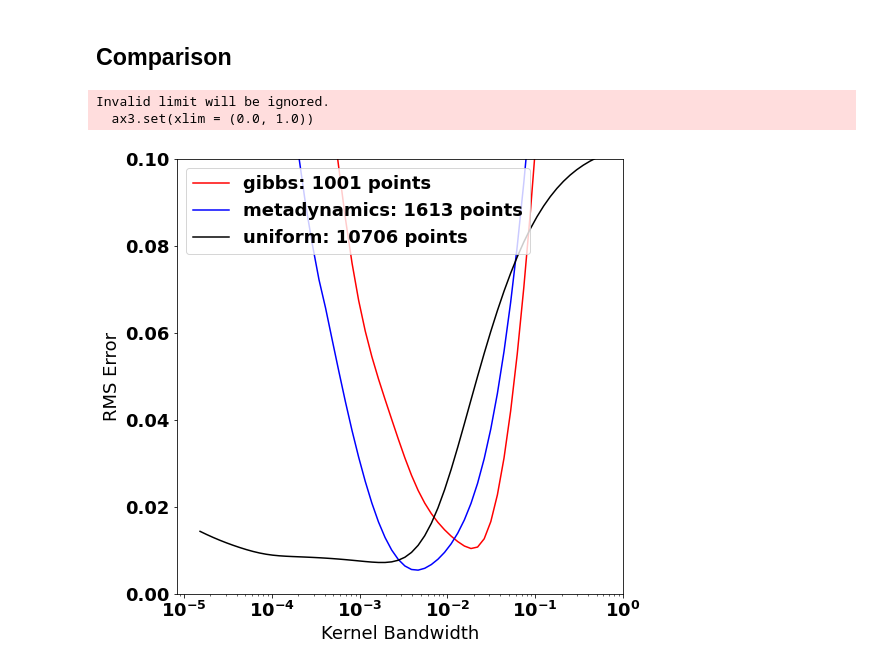
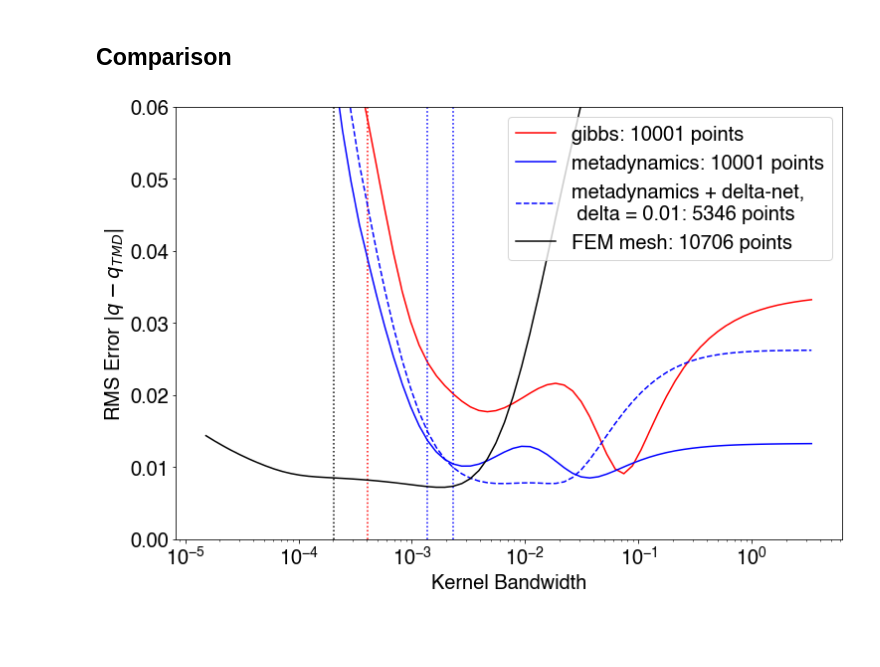
Before and after one commit to ShashankSule/TMDmaps, a Jupyter notebook: data/Muller/error_data/Error driver.ipynb, the cells around one changed output. Drawn from its saved outputs; the diff is of its cells as text; code cells hidden in the pictures; blank space fills up the shorter version.

```diff
--- a/data/Muller/error_data/Error driver.ipynb
+++ b/data/Muller/error_data/Error driver.ipynb
@@ -27,9 +27,9 @@ from joblib import Parallel, delayed
 import multiprocessing
 import itertools
 # %%
-font = {'family' : 'normal',
-        'weight' : 'bold',
-        'size'   : 18}
+font = {'family' : 'Helvetica',
+        'weight' : 'normal',
+        'size'   : 20}
 
 plt.rc('font', **font)
 # %% [markdown]
@@ -75,13 +86,13 @@ ax3.set(ylabel = "RMS Error $\|q-q_{tmd}\|$", xlabel = "Kernel Bandwidth");
 # %% [markdown]
 ## Singer's estimates
 # %%
-fig, ax4 = plt.subplots(figsize = (8,8))
+fig, ax4 = plt.subplots(figsize = (10,8))
 colors_FEM = iter(plt.cm.jet(np.linspace(0,1,3)))
 colors_FEM = iter(["Red", "Blue", "Black", "Green", "Purple"])
 ax4.set(xscale = "log")
 ax4.set(yscale = "log")
-for j in range(3):
-    i=2*j
+for j in range(4):
+    i=j
     if j == 0:
         color = next(colors_FEM)
         ax4.plot(args['epsilons'], sestimates[:,i],
@@ -99,5 +110,5 @@ ax4.legend(loc = 'best')
 # ax4.set(ylim = (5*1e-3,0.3))
 # ax4.set(xlim = (0.0, 1.0))
 # ax4.set(title = "sestimates on metadynamics density \n(Muller)")
-# ax4.set(ylabel = "RMS Error", xlabel = "Kernel Bandwidth");
+ax4.set(ylabel = r"$\sum_{ij}K_{ij}(\epsilon)$", xlabel = "Kernel Bandwidth");
 # %% [output]
@@ -141,35 +151,44 @@ ax4.set(xlim = (0.5*1e-3, 2*1e-2))
 # %%
 gibbs_data = np.load(os.getcwd()+ "/sim_feb6/muller_gibbs.npy", allow_pickle=True).item()
 metad_data = np.load(os.getcwd()+ "/sim_feb6/muller_metadynamics.npy", allow_pickle=True).item()
-unif_data = np.load("muller_uniform.npy", allow_pickle=True).item()
-full_data = {"gibbs": gibbs_data, "metadynamics": metad_data, "uniform": unif_data}
+unif_data = np.load(os.getcwd()+ "/sim_feb6/muller_uniform.npy", allow_pickle=True).item()
+full_data = {"gibbs": gibbs_data, "metadynamics": metad_data, "FEM mesh": unif_data}
 # %%
-fig, ax3 = plt.subplots(figsize = (8,8))
+fig, ax3 = plt.subplots(figsize = (12,8))
 colors_FEM = iter(plt.cm.jet(np.linspace(0,1,3)))
 colors_FEM = iter(["Red", "Blue", "Black", "Green", "Purple"])
 ax3.set(xscale = "log")
-names = ["gibbs", "metadynamics", "uniform"]
-for i in range(3):
-    current = full_data[names[i]]
-    j = 3
-    if names[i] == "uniform":
-        j = 0
-    color = next(colors_FEM)
+names = ["gibbs", "metadynamics", "metadynamics + delta-net,\n delta = 0.01", "FEM mesh"]
+for i in range(4):
+    if i == 2:
+        j = 1
+        current = full_data[names[i-1]]
+        style = 'dashed'
+        color = 'Blue'
+    else:
+        j=0
+        current = full_data[names[i]]
+        style = 'solid'
+        color = next(colors_FEM)
     args = current['args']
     errors = current['sim_results']['error_tensor'][:,:,0,0]
     N_pts = current['sim_results']['N_points'][:,:,0,0]
+    sestimates = current['sim_results']['singer_estimates'][:,:,0,0]
+    epsilon_opt = args['epsilons'][np.argmax(np.gradient(np.log(sestimates[:,j])))]
+
     ax3.plot(args['epsilons'], errors[:,j],
                  color = color,
+                 linestyle = style,
                  # lw = 2.5,
                  # label = str(int(N_pts[0,0])) + " points"
                  label = names[i] + ": " + str(int(N_pts[0,j])) + " points")
+    ax3.axvline(x=epsilon_opt,color=color, linestyle='dotted')
 
 ax3.legend(loc = 'best')
-ax3.set(ylim = (0.0, 1e-1))
-ax3.set(xlim = (0.0, 1.0))
+ax3.set(ylim = (0.0, 0.06))
+# ax3.set(xlim = (0.0, 1e-1))
 #ax3.set(title = "Errors on metadynamics density \n(Muller)")
-ax3.set(ylabel = "RMS Error", xlabel = "Kernel Bandwidth");
+ax3.set(ylabel = r"RMS Error $|q - q_{TMD}|$", xlabel = "Kernel Bandwidth");
+fig.savefig("muller_comparison.pdf", bbox_inches="tight")
 # %% [output]
-Invalid limit will be ignored.
-  ax3.set(xlim = (0.0, 1.0))
-[figure, old version]
+[figure, new version]
```
Also changed, not shown: parts of 4 cells of this notebook, 9 other files.
